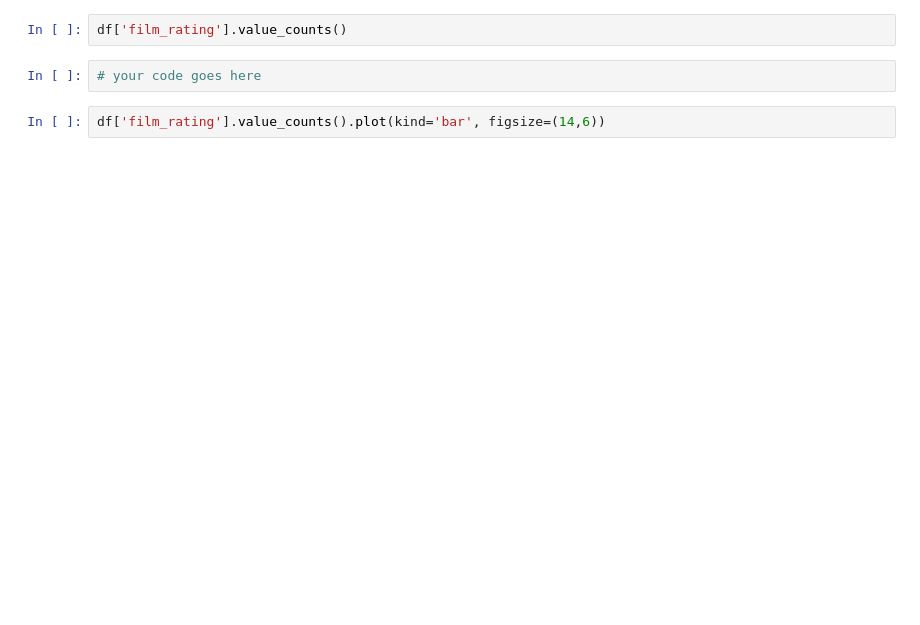
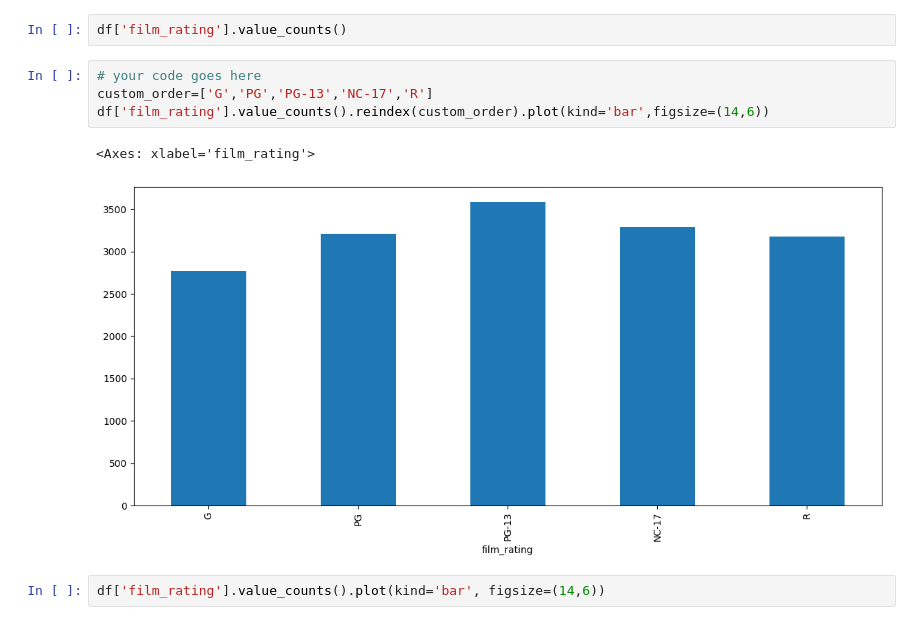
Before and after one commit to guocodes/FreeCodeCamp-Pandas-Real-Life-Example, a Jupyter notebook: Exercises_2.ipynb, the cells around one changed output. Cells and saved outputs as stored; diff of their text form; blank space fills up the shorter version.

```diff
--- a/Exercises_2.ipynb
+++ b/Exercises_2.ipynb
@@ -186,7 +202,12 @@ ax.axvline(df['film_replacement_cost'].median(), color='green')
 # %%
 df['film_rating'].value_counts()
-# %%
-# your code goes here
+# %%
+# your code goes here
+custom_order=['G','PG','PG-13','NC-17','R']
+df['film_rating'].value_counts().reindex(custom_order).plot(kind='bar',figsize=(14,6))
+# %% [output]
+<Axes: xlabel='film_rating'>
+[figure, added]
 # %%
 df['film_rating'].value_counts().plot(kind='bar', figsize=(14,6))
 # %% [markdown]
```
Also changed, not shown: parts of 22 cells of this notebook.
